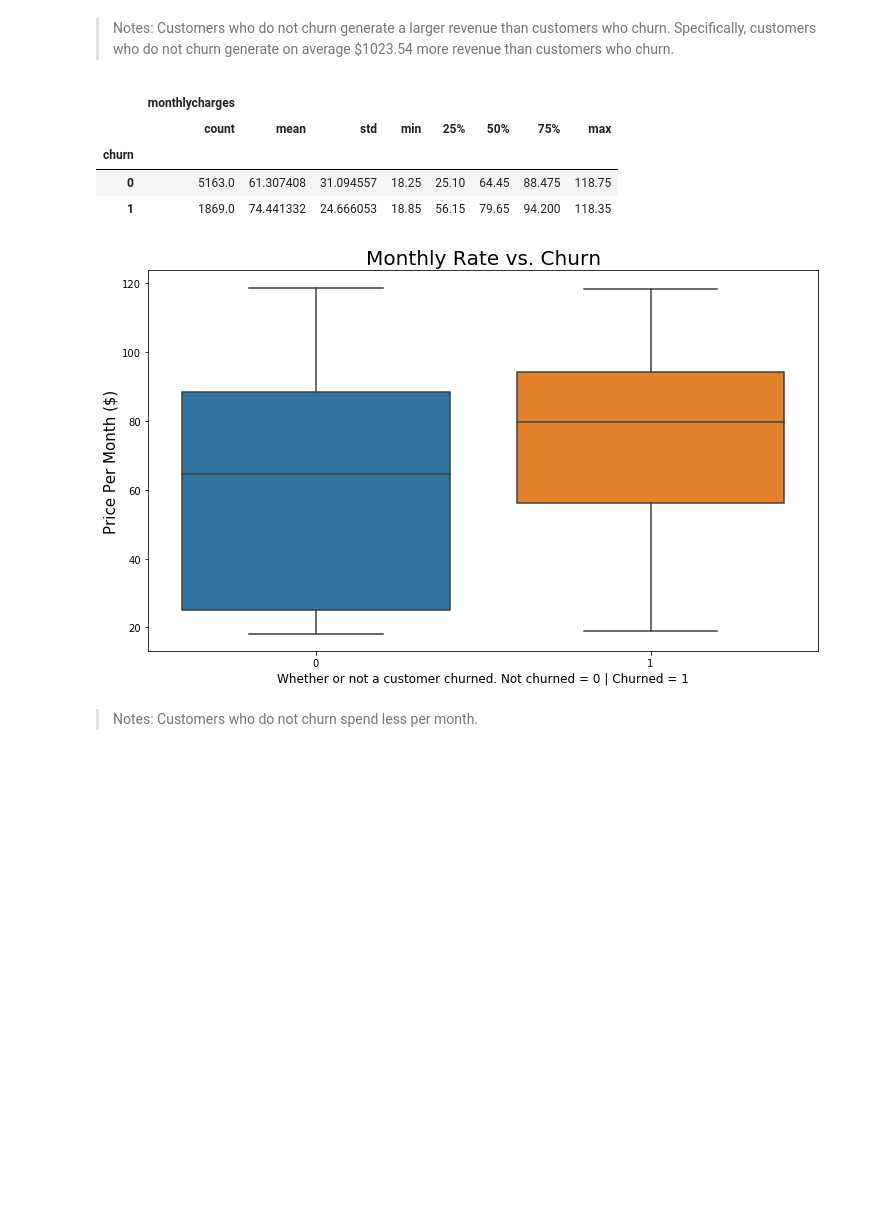
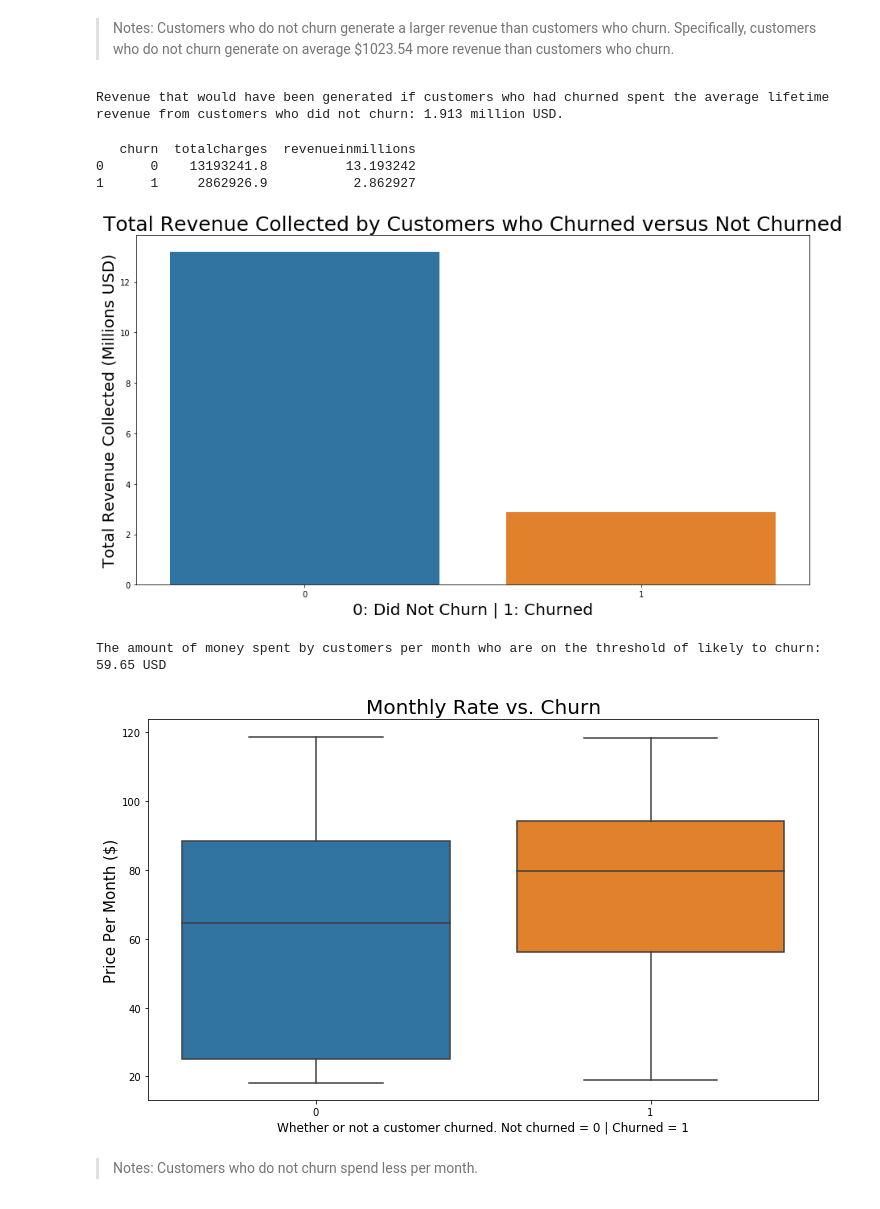
Before and after one commit to mattielips/customer-retention-modeling, a Jupyter notebook: EDA, Preprocessing, and Visualizing Relationships.ipynb, the cells around one changed output. Cells and saved outputs as stored; diff of their text form; code cells hidden in the pictures; blank space fills up the shorter version.

```diff
--- a/EDA, Preprocessing, and Visualizing Relationships.ipynb
+++ b/EDA, Preprocessing, and Visualizing Relationships.ipynb
@@ -262,6 +267,32 @@ df.groupby('churn')[['totalcharges']].describe()
 [figure]
 # %% [markdown]
 > Notes: Customers who do not churn generate a larger revenue than customers who churn. Specifically, customers who do not churn generate on average $1023.54 more revenue than customers who churn.
+# %%
+# Projecting how much revenue could have been generated by customers who churned
+projection = 1869*2555.34 - 1869*1531.80
+projection_in_millions = projection/1000000
+print("Revenue that would have been generated if customers who had churned",
+       "spent the average lifetime revenue from customers who did not churn:",
+       round(projection_in_millions, 3), "million USD.")
+# %% [output]
+Revenue that would have been generated if customers who had churned spent the average lifetime revenue from customers who did not churn: 1.913 million USD.
+# %%
+# calculating the total amount of revenue collected
+# by customers who churned versus not churned
+df_total_revenues = df.groupby(["churn"]).totalcharges.sum().reset_index()
+df_total_revenues['revenueinmillions'] = df_total_revenues['totalcharges']/1000000
+print(df_total_revenues)
+# Class frequency of target variable
+plt.figure(figsize=(15,8))
+ax = sns.barplot(x='churn', y='revenueinmillions', data=df_total_revenues)
+ax.set_xlabel('0: Did Not Churn | 1: Churned', fontsize=20)
+ax.set_ylabel('Total Revenue Collected (Millions USD)', fontsize=20)
+ax.set_title('Total Revenue Collected by Customers who Churned versus Not Churned', fontsize=25);
+# %% [output]
+   churn  totalcharges  revenueinmillions
+0      0    13193241.8          13.193242
+1      1     2862926.9           2.862927
+[figure, added]
 # %%
 # Looking at the relationship between the monthly bill and whether or not they churned
 plot1 = pd.concat([df['monthlycharges'], df['churn']], axis=1)
@@ -270,13 +301,10 @@ fig = sns.boxplot(x='churn', y='monthlycharges', data=plot1)
 plt.title("Monthly Rate vs. Churn", fontsize=20)
 ax.set_ylabel('Price Per Month ($)', fontsize=15)
 ax.set_xlabel('Whether or not a customer churned. Not churned = 0 | Churned = 1', fontsize=12);
-df.groupby('churn')[['monthlycharges']].describe()
+print("The amount of money spent by customers per month who are on the threshold of likely to churn:",
+       df.monthlycharges.quantile(0.407), "USD")
 # %% [output]
-|  | monthlycharges |  |  |  |  |  |  |  |
-|  | count | mean | std | min | 25% | 50% | 75% | max |
-| churn |  |  |  |  |  |  |  |  |
-| 0 | 5163.0 | 61.307408 | 31.094557 | 18.25 | 25.10 | 64.45 | 88.475 | 118.75 |
-| 1 | 1869.0 | 74.441332 | 24.666053 | 18.85 | 56.15 | 79.65 | 94.200 | 118.35 |
+The amount of money spent by customers per month who are on the threshold of likely to churn: 59.65 USD
 [figure]
 # %% [markdown]
 > Notes: Customers who do not churn spend less per month.
```
Also changed, not shown: parts of 4 cells of this notebook, 3 other files.
